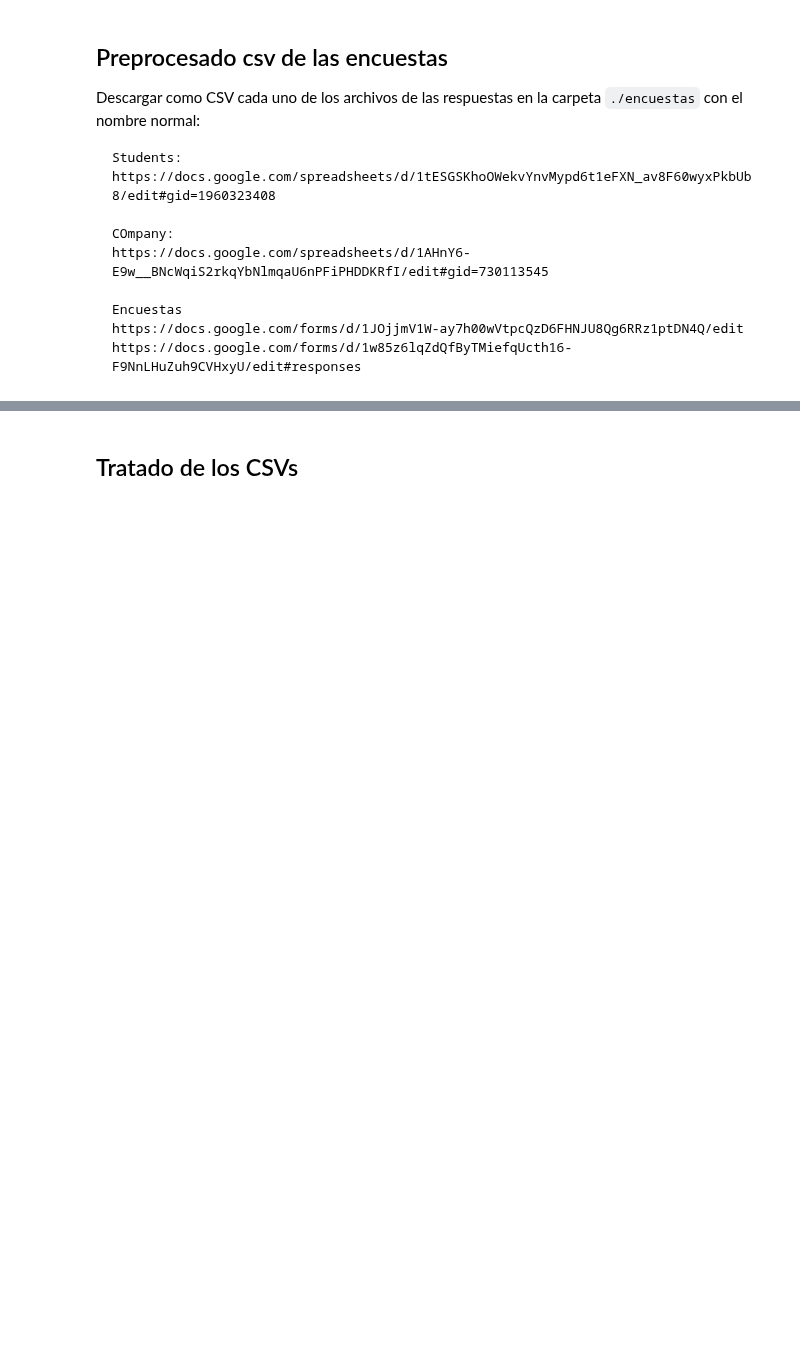
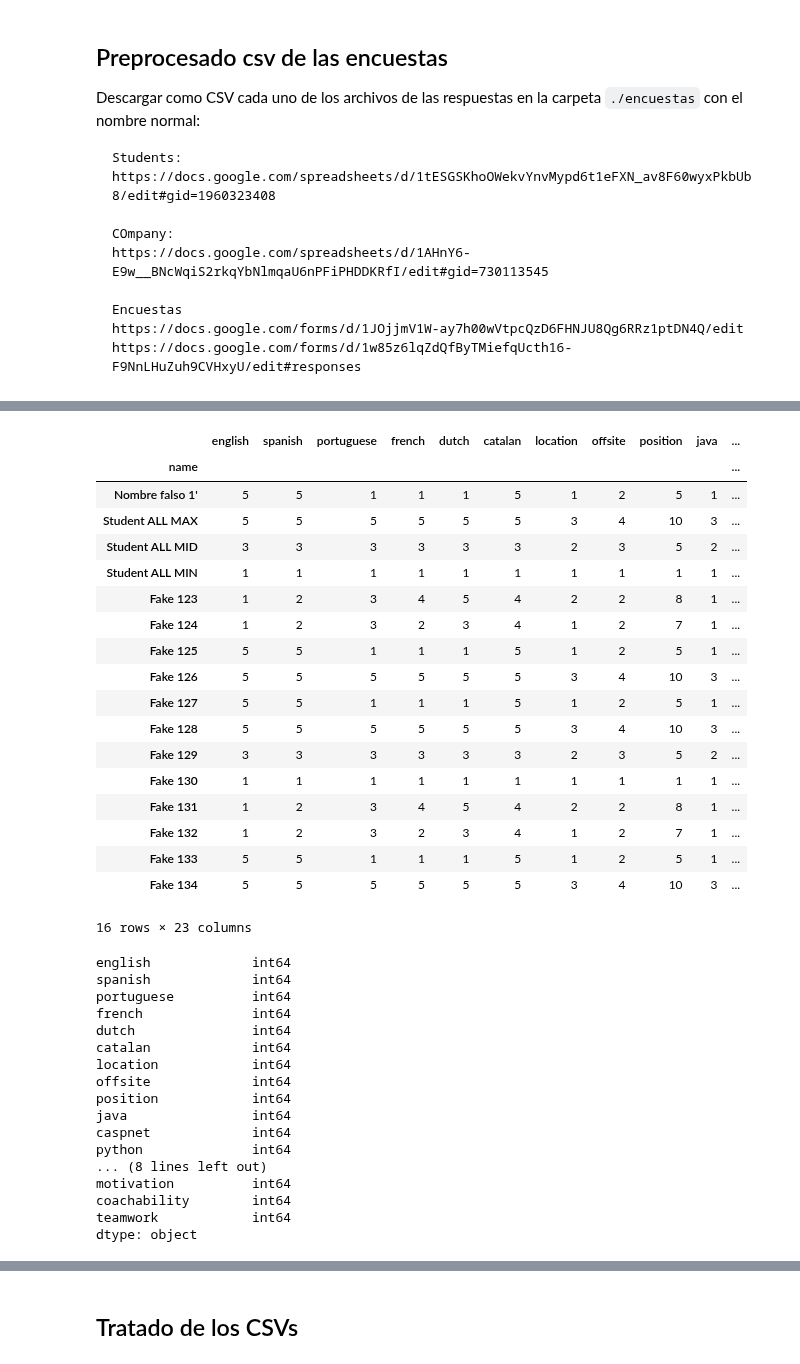
Before and after one commit to albertogcmr/hiring-week-IH-tinder-matching, a Jupyter notebook: matching.ipynb, the cells around one changed output, grey strips where cells are left out. Saved outputs shown, nothing was run; the diff lists cells and outputs as text; code cells hidden in the pictures; blank space fills up the shorter version.

```diff
--- a/matching.ipynb
+++ b/matching.ipynb
@@ -164,4 +230,6 @@ Index(['english', 'spanish', 'portuguese', 'french', 'dutch', 'catalan',
 # %%
+STUDENTS_ENCUESTAS_CSV = './encuestas/Web - Ironhack Matchmaking Student Form (Responses) - Form Responses 1.csv'
+
 DIC_STUDENTS = {
     "What is your full name?": "name",
     'What is your level in the following languages? [English]': 'english',
@@ -171,30 +239,23 @@ DIC_STUDENTS = {
     'What is your level in the following languages? [Dutch]': 'dutch',
     'What is your level in the following languages? [Catalan]': 'catalan',
     'What are your preferences for job location?': 'location',
-    'What kind of roles are you open to in terms of remote working?': 'offsite',
+    'What is your preference in terms of remote working?': 'offsite',
     'In you role, how would you prefer to allocate your time between working on backend and working on frontend?': 'position',
-    'Aside from the ones covered in our curriculum (MERN Stack), do you have additional specific hard-skills? [Java]': 'java',
-    'Aside from the ones covered in our curriculum (MERN Stack), do you have additional specific hard-skills? [C# / ASP.net]': 'caspnet',
-    'Aside from the ones covered in our curriculum (MERN Stack), do you have additional specific hard-skills? [Python]': 'python',
-    'Aside from the ones covered in our curriculum (MERN Stack), do you have additional specific hard-skills? [PHP]': 'php',
-    'Aside from the ones covered in our curriculum (MERN Stack), do you have additional specific hard-skills? [SQL]': 'sql',
-    'Aside from the ones covered in our curriculum (MERN Stack), do you have additional specific hard-skills? [Angular (Typescript generation)]': 'angular',
-    'Aside from the ones covered in our curriculum (MERN Stack), do you have additional specific hard-skills? [VueJS]': 'vue',
-    'Aside from the ones covered in our curriculum (MERN Stack), do you have additional specific hard-skills? [Firebase]': 'firebase',
-    'Aside from the ones covered in our curriculum (MERN Stack), do you have additional specific hard-skills? [AWS]': 'aws',
-    'Aside from the ones covered in our curriculum (MERN Stack), do you have additional specific hard-skills? [Docker / Kubernetes]': 'dockerkubernetes',
-    'Aside from the ones covered in our curriculum (MERN Stack), do you have additional specific hard-skills? [Design Tools (Photoshop, Illustrator...)]': 'todrop', # esta es nueva
+    'Aside from the ones covered in our curriculum (MERN Stack), do you have experience with additional specific hard-skills? [Java]': 'java',
+    'Aside from the ones covered in our curriculum (MERN Stack), do you have experience with additional specific hard-skills? [C# / ASP.net]': 'caspnet',
+    'Aside from the ones covered in our curriculum (MERN Stack), do you have experience with additional specific hard-skills? [Python]': 'python',
+    'Aside from the ones covered in our curriculum (MERN Stack), do you have experience with additional specific hard-skills? [PHP]': 'php',
+    'Aside from the ones covered in our curriculum (MERN Stack), do you have experience with additional specific hard-skills? [SQL]': 'sql',
+    'Aside from the ones covered in our curriculum (MERN Stack), do you have experience with additional specific hard-skills? [Angular (Typescript generation)]': 'angular',
+    'Aside from the ones covered in our curriculum (MERN Stack), do you have experience with additional specific hard-skills? [VueJS]': 'vue',
+    'Aside from the ones covered in our curriculum (MERN Stack), do you have experience with additional specific hard-skills? [Firebase]': 'firebase',
+    'Aside from the ones covered in our curriculum (MERN Stack), do you have experience with additional specific hard-skills? [AWS]': 'aws',
+    'Aside from the ones covered in our curriculum (MERN Stack), do you have experience with additional specific hard-skills? [Docker / Kubernetes]': 'dockerkubernetes',
+    'Aside from the ones covered in our curriculum (MERN Stack), do you have experience with additional specific hard-skills? [Design Tools (Photoshop, Illustrator...)]': 'design', # esta es nueva
     "From this list of soft skills, please rank in order the ones you consider you're stronger at [Motivation and ability to overcome problems: I am passionate, have a can-do attitude and proactively look for solutions to every problem.]": 'motivation',
     "From this list of soft skills, please rank in order the ones you consider you're stronger at [Coachability: I am receptive and actively listen and act on the feedback I receive]": 'coachability',
-    "From this list of soft skills, please rank in order the ones you consider you're stronger at [Teamwork: I'm able to receive and provide value in a team environment]\r": 'teamwork' # El \r del final es para que sirva de terminador
+    "From this list of soft skills, please rank in order the ones you consider you're stronger at [Teamwork: I'm able to receive and provide value in a team environment]": 'teamwork' # El \r del final es para que sirva de terminador
     }
 
 students_enc = translate_csv(path=STUDENTS_ENCUESTAS_CSV, dic=DIC_STUDENTS)
-students_enc.drop(columns=['todrop'], axis=1, inplace=True)
-display(students_enc.head(15))
-display(students_enc.dtypes)
-STUDENTS_CLEAN_CSV = './encuestas/students.csv'
-students_enc.to_csv(STUDENTS_CLEAN_CSV, index=True)
-
-students_enc.columns
 # %% [output]
@@ -240,0 +267,45 @@ Index(['english', 'spanish', 'portuguese', 'french', 'dutch', 'catalan',
+# %%
+# students_enc.drop(columns=['todrop'], axis=1, inplace=True)
+display(students_enc.head(20))
+display(students_enc.dtypes)
+STUDENTS_CLEAN_CSV = './encuestas/students.csv'
+students_enc.to_csv(STUDENTS_CLEAN_CSV, index=True)
+
+students_enc.columns
+# %% [output]
+|  | english | spanish | portuguese | french | dutch | catalan | location | offsite | position | java | ... |
+| name |  |  |  |  |  |  |  |  |  |  | ... |
+| Nombre falso 1' | 5 | 5 | 1 | 1 | 1 | 5 | 1 | 2 | 5 | 1 | ... |
+| Student ALL MAX | 5 | 5 | 5 | 5 | 5 | 5 | 3 | 4 | 10 | 3 | ... |
+| Student ALL MID | 3 | 3 | 3 | 3 | 3 | 3 | 2 | 3 | 5 | 2 | ... |
+| Student ALL MIN | 1 | 1 | 1 | 1 | 1 | 1 | 1 | 1 | 1 | 1 | ... |
+| Fake 123 | 1 | 2 | 3 | 4 | 5 | 4 | 2 | 2 | 8 | 1 | ... |
+| Fake 124 | 1 | 2 | 3 | 2 | 3 | 4 | 1 | 2 | 7 | 1 | ... |
+| Fake 125 | 5 | 5 | 1 | 1 | 1 | 5 | 1 | 2 | 5 | 1 | ... |
+| Fake 126 | 5 | 5 | 5 | 5 | 5 | 5 | 3 | 4 | 10 | 3 | ... |
+| Fake 127 | 5 | 5 | 1 | 1 | 1 | 5 | 1 | 2 | 5 | 1 | ... |
+| Fake 128 | 5 | 5 | 5 | 5 | 5 | 5 | 3 | 4 | 10 | 3 | ... |
+| Fake 129 | 3 | 3 | 3 | 3 | 3 | 3 | 2 | 3 | 5 | 2 | ... |
+| Fake 130 | 1 | 1 | 1 | 1 | 1 | 1 | 1 | 1 | 1 | 1 | ... |
+| Fake 131 | 1 | 2 | 3 | 4 | 5 | 4 | 2 | 2 | 8 | 1 | ... |
+| Fake 132 | 1 | 2 | 3 | 2 | 3 | 4 | 1 | 2 | 7 | 1 | ... |
+| Fake 133 | 5 | 5 | 1 | 1 | 1 | 5 | 1 | 2 | 5 | 1 | ... |
+| Fake 134 | 5 | 5 | 5 | 5 | 5 | 5 | 3 | 4 | 10 | 3 | ... |
+16 rows × 23 columns
+english             int64
+spanish             int64
+portuguese          int64
+french              int64
+dutch               int64
+catalan             int64
+location            int64
+offsite             int64
+position            int64
+java                int64
+caspnet             int64
+python              int64
+... (8 lines left out)
+motivation          int64
+coachability        int64
+teamwork            int64
+dtype: object
```
Also changed, not shown: parts of 22 cells of this notebook, 5 other files.
